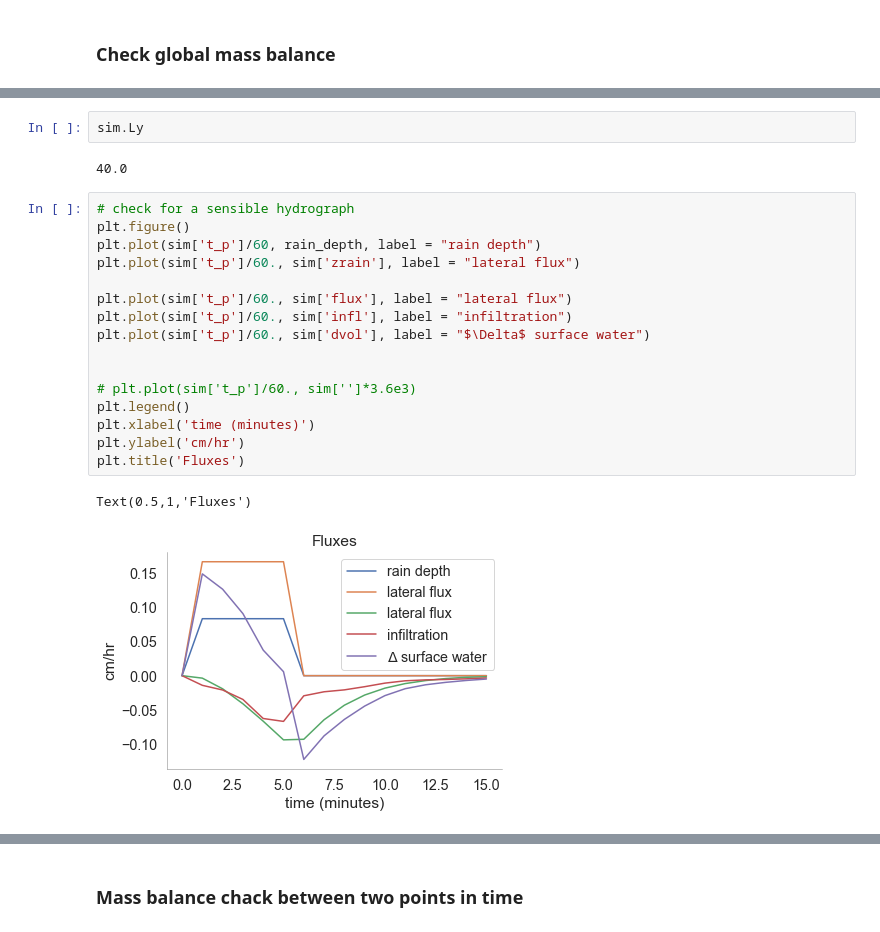
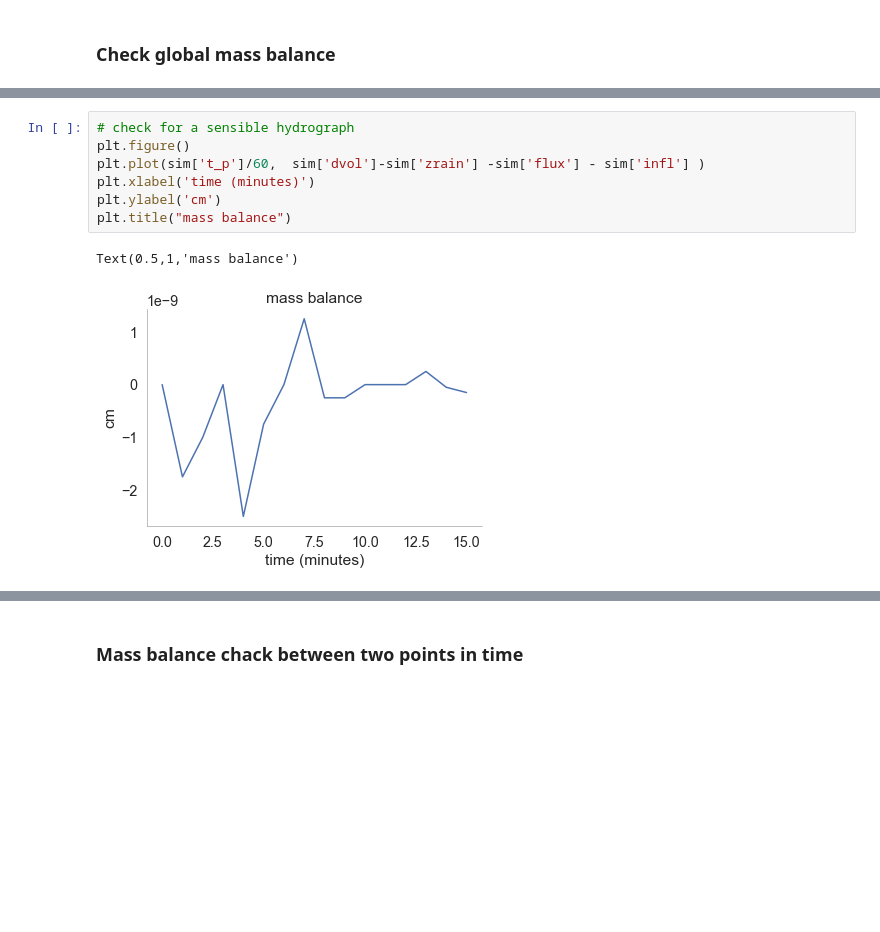
Before and after one commit to octavia-crompton/SVE-R, a Jupyter notebook: example_mass_balance.ipynb, the cells around one changed output, grey strips where cells are left out. Drawn from its saved outputs; the diff is of its cells as text; blank space fills up the shorter version.

```diff
--- a/example_mass_balance.ipynb
+++ b/example_mass_balance.ipynb
@@ -105,23 +72,10 @@ array([0.        , 0.16666667, 0.16666667, 0.16666667, 0.16666667,
-# %%
-sim.Ly
-# %% [output]
-40.0
 # %%
 # check for a sensible hydrograph
 plt.figure()
-plt.plot(sim['t_p']/60, rain_depth, label = "rain depth")
-plt.plot(sim['t_p']/60., sim['zrain'], label = "lateral flux")
-
-plt.plot(sim['t_p']/60., sim['flux'], label = "lateral flux")
-plt.plot(sim['t_p']/60., sim['infl'], label = "infiltration")
-plt.plot(sim['t_p']/60., sim['dvol'], label = "$\Delta$ surface water")
-
-
-# plt.plot(sim['t_p']/60., sim['']*3.6e3)
-plt.legend()
+plt.plot(sim['t_p']/60,  sim['dvol']-sim['zrain'] -sim['flux'] - sim['infl'] )
 plt.xlabel('time (minutes)')
-plt.ylabel('cm/hr')
-plt.title('Fluxes')
+plt.ylabel('cm')
+plt.title("mass balance")
 # %% [output]
-Text(0.5,1,'Fluxes')
+Text(0.5,1,'mass balance')
-[figure, old version]
+[figure, new version]
```
Also changed, not shown: parts of 7 cells of this notebook.
